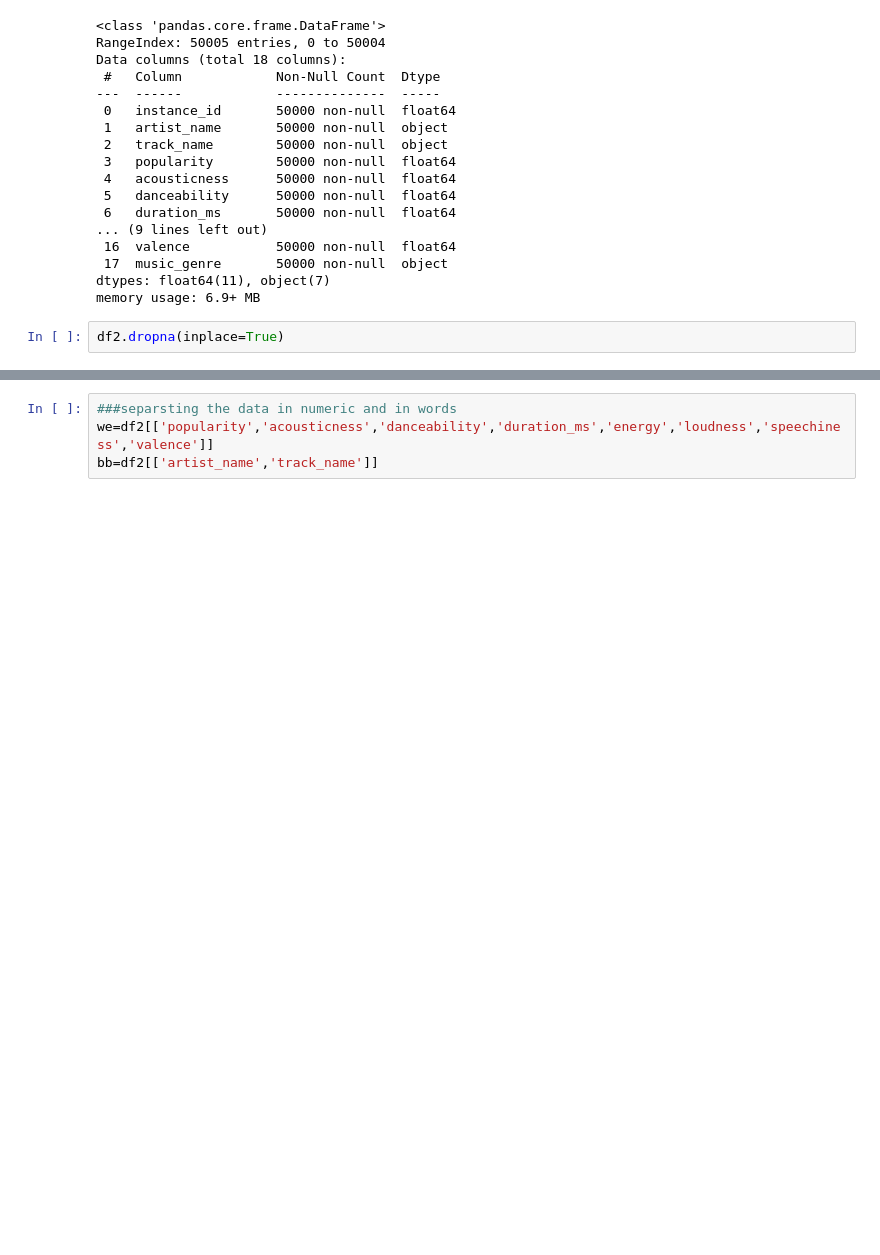
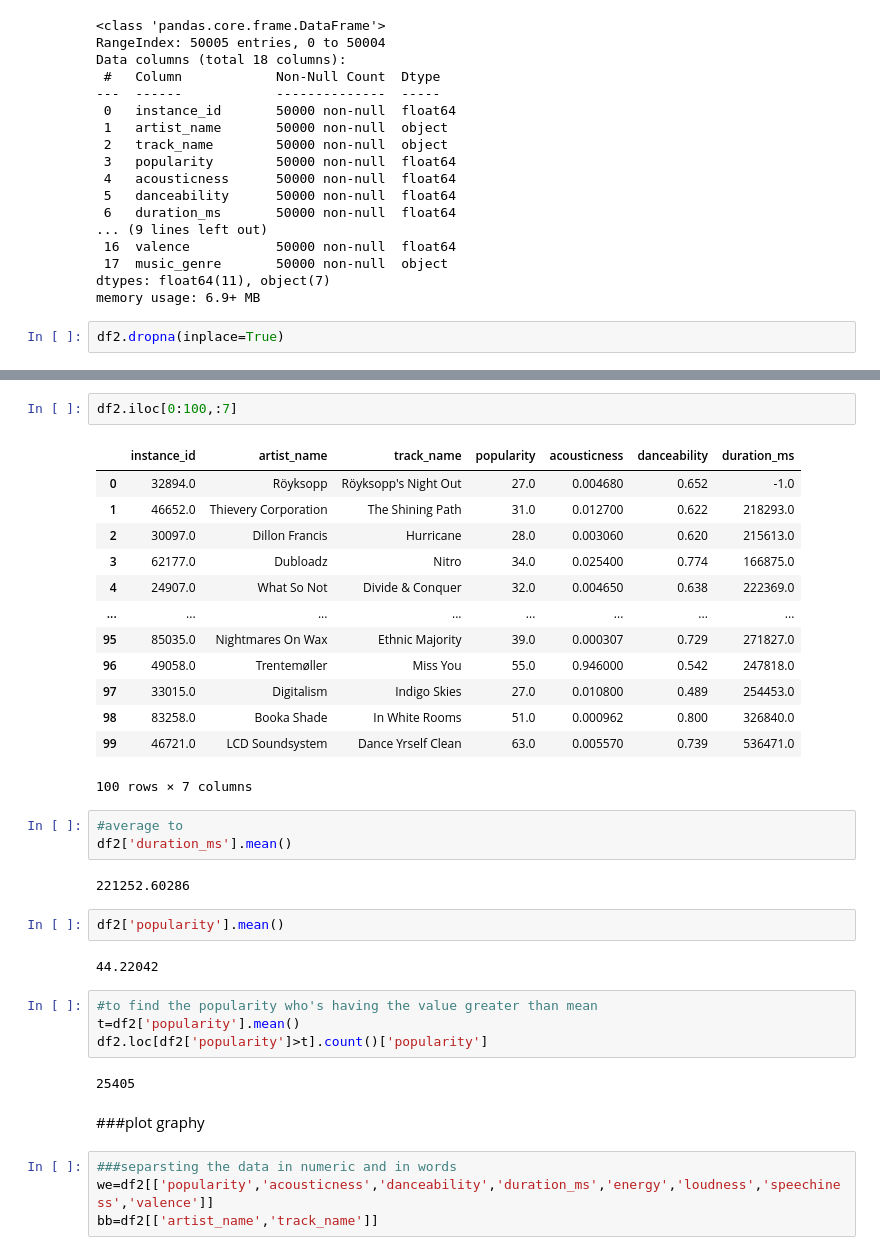
Before and after one commit to Harman16-jpg/datasetml, a Jupyter notebook: Untitled0.ipynb, the cells around one changed output, grey strips where cells are left out. Cells and saved outputs as stored; diff of their text form; blank space fills up the shorter version.

```diff
--- a/Untitled0.ipynb
+++ b/Untitled0.ipynb
@@ -1436,3 +1526,36 @@ df2.describe()
+# %%
+df2.iloc[0:100,:7]
+# %% [output]
+|  | instance_id | artist_name | track_name | popularity | acousticness | danceability | duration_ms |
+| 0 | 32894.0 | Röyksopp | Röyksopp's Night Out | 27.0 | 0.004680 | 0.652 | -1.0 |
+| 1 | 46652.0 | Thievery Corporation | The Shining Path | 31.0 | 0.012700 | 0.622 | 218293.0 |
+| 2 | 30097.0 | Dillon Francis | Hurricane | 28.0 | 0.003060 | 0.620 | 215613.0 |
+| 3 | 62177.0 | Dubloadz | Nitro | 34.0 | 0.025400 | 0.774 | 166875.0 |
+| 4 | 24907.0 | What So Not | Divide & Conquer | 32.0 | 0.004650 | 0.638 | 222369.0 |
+| ... | ... | ... | ... | ... | ... | ... | ... |
+| 95 | 85035.0 | Nightmares On Wax | Ethnic Majority | 39.0 | 0.000307 | 0.729 | 271827.0 |
+| 96 | 49058.0 | Trentemøller | Miss You | 55.0 | 0.946000 | 0.542 | 247818.0 |
+| 97 | 33015.0 | Digitalism | Indigo Skies | 27.0 | 0.010800 | 0.489 | 254453.0 |
+| 98 | 83258.0 | Booka Shade | In White Rooms | 51.0 | 0.000962 | 0.800 | 326840.0 |
+| 99 | 46721.0 | LCD Soundsystem | Dance Yrself Clean | 63.0 | 0.005570 | 0.739 | 536471.0 |
+100 rows × 7 columns
+# %%
+#average to
+df2['duration_ms'].mean()
+# %% [output]
+221252.60286
+# %%
+df2['popularity'].mean()
+# %% [output]
+44.22042
+# %%
+#to find the popularity who's having the value greater than mean
+t=df2['popularity'].mean()
+df2.loc[df2['popularity']>t].count()['popularity']
+# %% [output]
+25405
+# %% [markdown]
+###plot graphy
 # %%
 ###separsting the data in numeric and in words
 we=df2[['popularity','acousticness','danceability','duration_ms','energy','loudness','speechiness','valence']]
```
Also changed, not shown: parts of 13 cells of this notebook.
